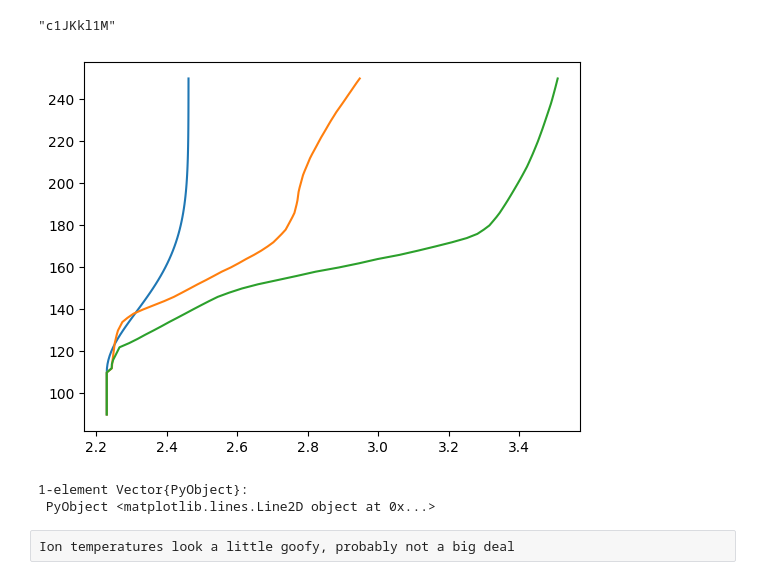
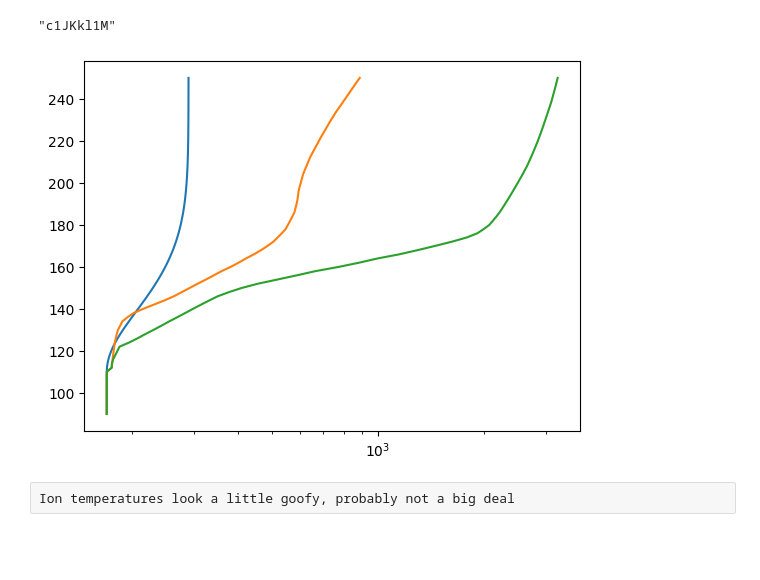
Before and after one commit to emcangi/VenusPhotochemistry, a Jupyter notebook: ! Venus Results.ipynb, the cells around one changed output. Drawn from its saved outputs; the diff is of its cells as text; code cells hidden in the pictures; blank space fills up the shorter version.

```diff
--- a/! Venus Results.ipynb
+++ b/! Venus Results.ipynb
@@ -154,15 +154,15 @@ rshortcode = vardict["rshortcode"]
 hrshortcode = vardict["hrshortcode"]
 # %% [output]
 "c1JKkl1M"
-# %%
-fig, ax = subplots(1)
-ax.plot(log.(Tn)/log(10.),alt/1e5)
-ax.plot(log.(Ti)/log(10.),alt/1e5)
-ax.plot(log.(Te)/log(10.),alt/1e5)
-# %% [output]
-[figure, old version]
-1-element Vector{PyObject}:
- PyObject <matplotlib.lines.Line2D object at 0x...>
+# %%
+fig, ax_temp = subplots(1)
+
+ax_temp.plot(Tn, alt/1e5)
+ax_temp.plot(Ti, alt/1e5)
+ax_temp.plot(Te, alt/1e5)
+ax_temp.set_xscale("log")
+# %% [output]
+[figure, added]
 # %% [raw]
 Ion temperatures look a little goofy, probably not a big deal
 # %%
```
Also changed, not shown: parts of 42 cells of this notebook.
